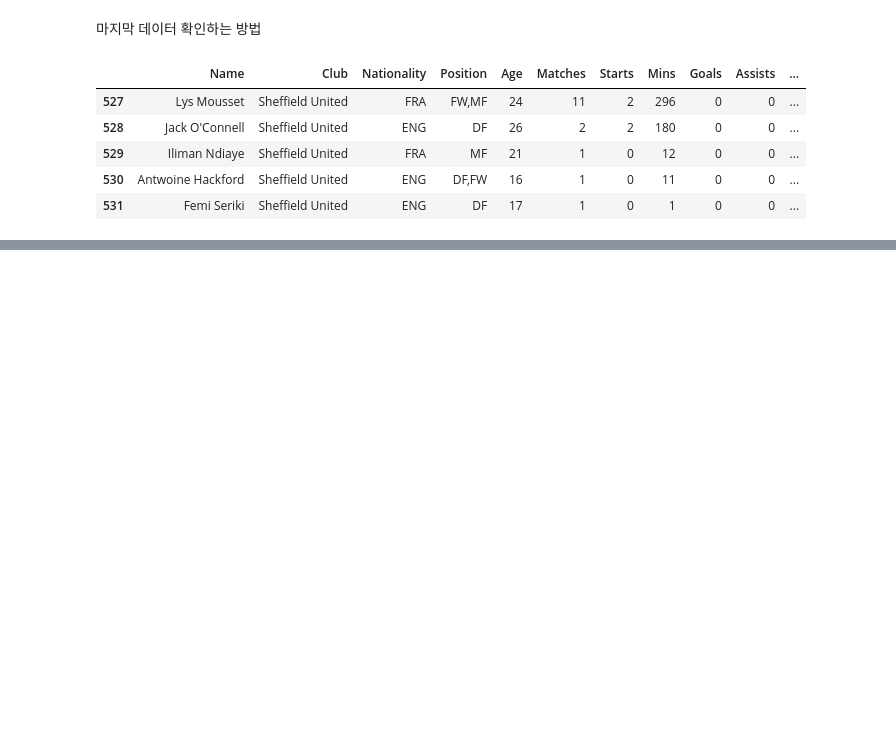
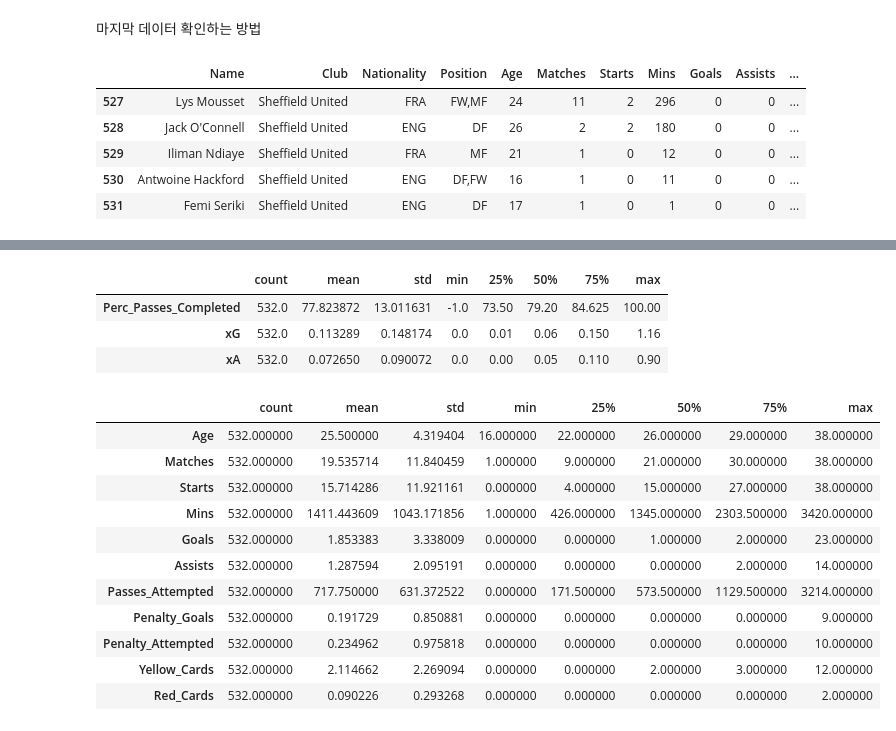
Before and after one commit to wooya315/DataPreprocessing, a Jupyter notebook: EPL20-21/EPL20-21 Analysis.ipynb, the cells around one changed output, grey strips where cells are left out. Saved outputs shown, nothing was run; the diff lists cells and outputs as text; code cells hidden in the pictures; blank space fills up the shorter version.

```diff
--- a/EPL20-21/EPL20-21 Analysis.ipynb
+++ b/EPL20-21/EPL20-21 Analysis.ipynb
@@ -82,0 +114,22 @@ Length: 532, dtype: bool
+# %%
+df.select_dtypes(include='float').describe().T
+# %% [output]
+|  | count | mean | std | min | 25% | 50% | 75% | max |
+| Perc_Passes_Completed | 532.0 | 77.823872 | 13.011631 | -1.0 | 73.50 | 79.20 | 84.625 | 100.00 |
+| xG | 532.0 | 0.113289 | 0.148174 | 0.0 | 0.01 | 0.06 | 0.150 | 1.16 |
+| xA | 532.0 | 0.072650 | 0.090072 | 0.0 | 0.00 | 0.05 | 0.110 | 0.90 |
+# %%
+df.select_dtypes(include='int64').describe().T.style.background_gradient(subset=['mean','std','50%','count'], cmap='flare')
+# %% [output]
+|  | count | mean | std | min | 25% | 50% | 75% | max |
+| Age | 532.000000 | 25.500000 | 4.319404 | 16.000000 | 22.000000 | 26.000000 | 29.000000 | 38.000000 |
+| Matches | 532.000000 | 19.535714 | 11.840459 | 1.000000 | 9.000000 | 21.000000 | 30.000000 | 38.000000 |
+| Starts | 532.000000 | 15.714286 | 11.921161 | 0.000000 | 4.000000 | 15.000000 | 27.000000 | 38.000000 |
+| Mins | 532.000000 | 1411.443609 | 1043.171856 | 1.000000 | 426.000000 | 1345.000000 | 2303.500000 | 3420.000000 |
+| Goals | 532.000000 | 1.853383 | 3.338009 | 0.000000 | 0.000000 | 1.000000 | 2.000000 | 23.000000 |
+| Assists | 532.000000 | 1.287594 | 2.095191 | 0.000000 | 0.000000 | 0.000000 | 2.000000 | 14.000000 |
+| Passes_Attempted | 532.000000 | 717.750000 | 631.372522 | 0.000000 | 171.500000 | 573.500000 | 1129.500000 | 3214.000000 |
+| Penalty_Goals | 532.000000 | 0.191729 | 0.850881 | 0.000000 | 0.000000 | 0.000000 | 0.000000 | 9.000000 |
+| Penalty_Attempted | 532.000000 | 0.234962 | 0.975818 | 0.000000 | 0.000000 | 0.000000 | 0.000000 | 10.000000 |
+| Yellow_Cards | 532.000000 | 2.114662 | 2.269094 | 0.000000 | 0.000000 | 2.000000 | 3.000000 | 12.000000 |
+| Red_Cards | 532.000000 | 0.090226 | 0.293268 | 0.000000 | 0.000000 | 0.000000 | 0.000000 | 2.000000 |
```
Also changed, not shown: parts of 16 cells of this notebook.
